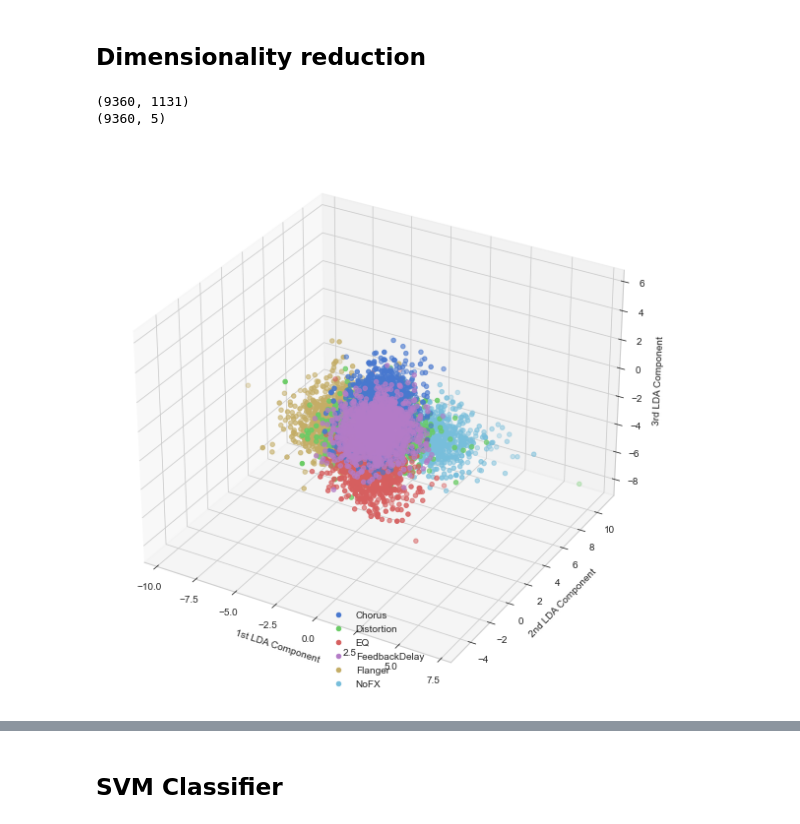
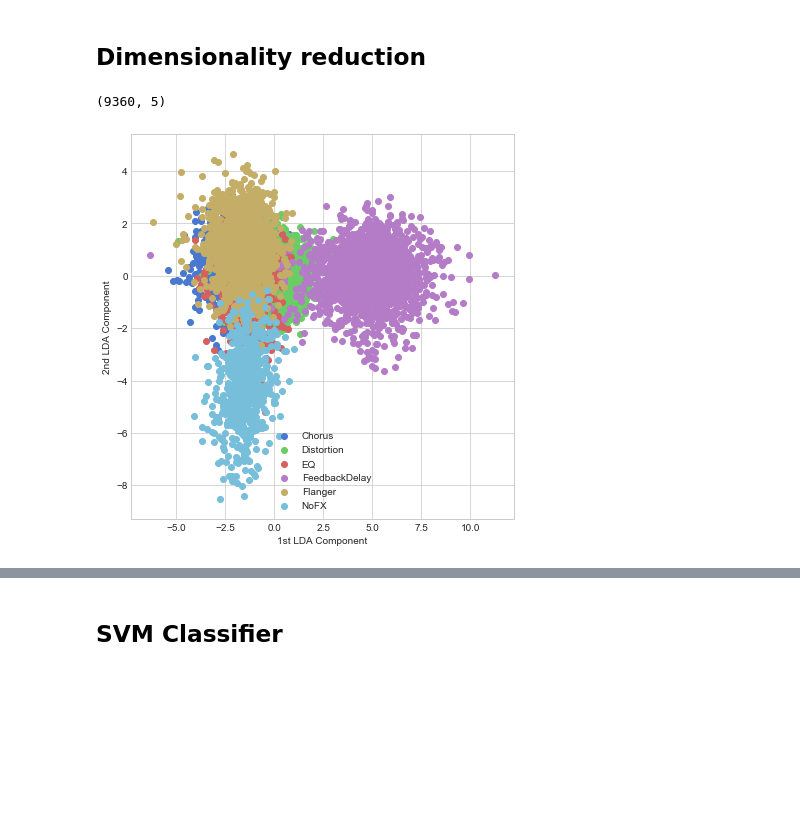
Before and after one commit to VoggLyster/AudioFXClassification, a Jupyter notebook: Project.ipynb, the cells around one changed output, grey strips where cells are left out. Saved outputs shown, nothing was run; the diff lists cells and outputs as text; code cells hidden in the pictures; blank space fills up the shorter version.

Commit message:
Test with PCA

```diff
--- a/Project.ipynb
+++ b/Project.ipynb
@@ -17,10 +17,11 @@ import IPython.display as Ipd
 import sklearn
 # %%
 # Setup variables
-samplerate = 22050
+samplerate = 44100
 sample_len = 2*samplerate
 n_mfcc = 13
 hop_len = 512
-mfcc_len = int(np.ceil(sample_len/hop_len)*n_mfcc)
-print(mfcc_len)
+mfcc_len = int(np.ceil(sample_len/hop_len))
+feature_len = (mfcc_len*3)
+print(feature_len)
 # %% [output]
@@ -56,9 +56,14 @@ count = 0
 
 def extract_features(filename, count=0):
     signal, dummy = librosa.load(filename, samplerate, mono=True)
-    output = librosa.feature.mfcc(signal, samplerate, n_mfcc=n_mfcc, hop_length=hop_len).flatten()
+    mfccs = librosa.feature.mfcc(signal, samplerate, n_mfcc=n_mfcc, hop_length=hop_len)
+    mfccs_mean = np.mean(mfccs,0).flatten()
+    mfccs_std = np.std(mfccs,0).flatten()
+    spec_band = librosa.feature.spectral_bandwidth(signal, samplerate).flatten()
+    output = np.concatenate((mfccs_mean, mfccs_std, spec_band))
     clear_output(wait=True)
     print("%i/%i samples processed" % (count, n_data))
+    #print(output)
     return output
 
 idx = 0
@@ -164,34 +169,36 @@ feat_test = scaler.transform(feat_test)
 # %% [markdown]
 ## Dimensionality reduction
 # %%
+#Creating an instance of the LDA object, which is an object capable of learning and applying LDA from/to data.
+#if we want to keep only a given number of components we can use the argument "n_components"
 from sklearn.discriminant_analysis import LinearDiscriminantAnalysis
 lda = LinearDiscriminantAnalysis()
 
-lda.fit(feat_train, lab_train)
 
-print(features.shape)
+#LDA needs BOTH features and labels (as numbers), other techniques needs only features
+lda.fit(features, labels)
 
-proj_feat_train = lda.transform(feat_train)
-proj_feat_test = lda.transform(feat_test)
+#Now we project the data into a from a 7D to a (number of classes - 1) space,
+#if the number of components in scikit-learn, LDA transform the data to a number of dimensions
+#equal to min(n_classes - 1), which in our case is 4 classes -1 = 3.
+#with more classess we will have more dimensions at the output of LDA projection
+projected_features = lda.transform(features)
 
-proj_features = lda.transform(scaler.transform(features))
-print(proj_features.shape)
+#the dimensionality should be the same number of classes - 1
+print(projected_features.shape)
 
+#Plot the distribution of the data according to the first two LDA components
 with plt.style.context('seaborn-whitegrid'):
-    fig = plt.figure(figsize=(8, 8))
-    ax = fig.add_subplot(projection='3d')
+    plt.figure(figsize=(6, 6))
     for lab_val, lab_name in zip(range(0,len(classes)),classes):
-        ax.scatter(proj_features[labels==lab_val, 2],
-                    proj_features[labels==lab_val, 3],
-                    proj_features[labels==lab_val, 4],
+        plt.scatter(projected_features[labels==lab_val, 1],
+                    projected_features[labels==lab_val, 2],
                     label=lab_name)
-    ax.set_xlabel('1st LDA Component')
-    ax.set_ylabel('2nd LDA Component')
-    ax.set_zlabel('3rd LDA Component')
-    ax.legend(loc='lower center')
+    plt.xlabel('1st LDA Component')
+    plt.ylabel('2nd LDA Component')
+    plt.legend(loc='lower center')
     plt.tight_layout()
     plt.show()
 # %% [output]
-(9360, 1131)
 (9360, 5)
-[figure, old version]
+[figure, new version]
```
Also changed, not shown: parts of 10 cells of this notebook.
